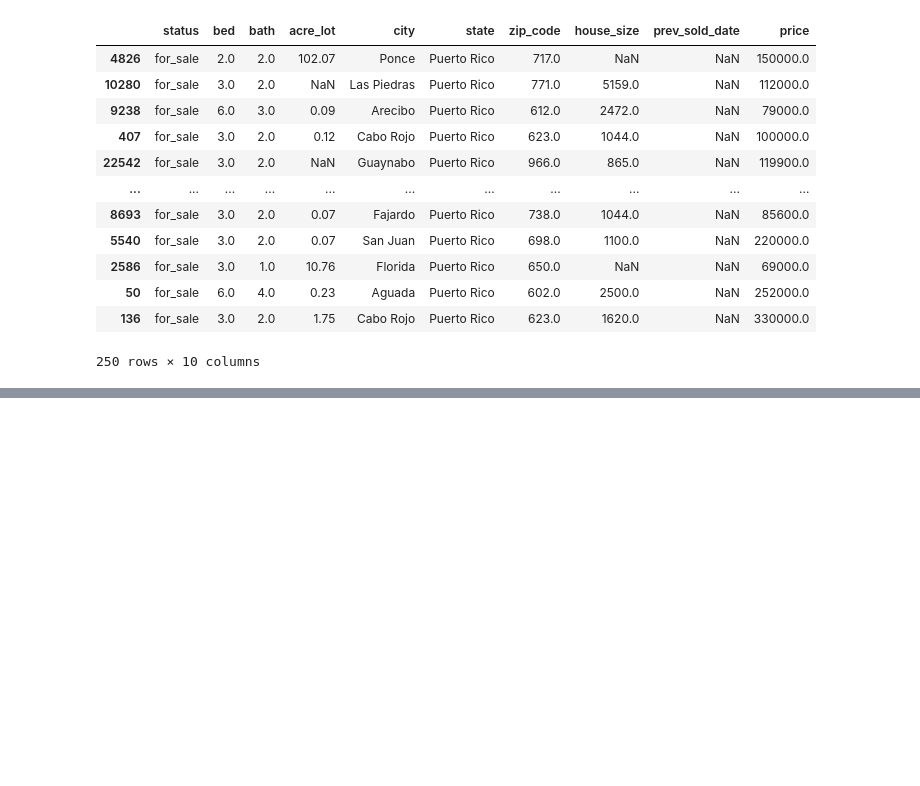
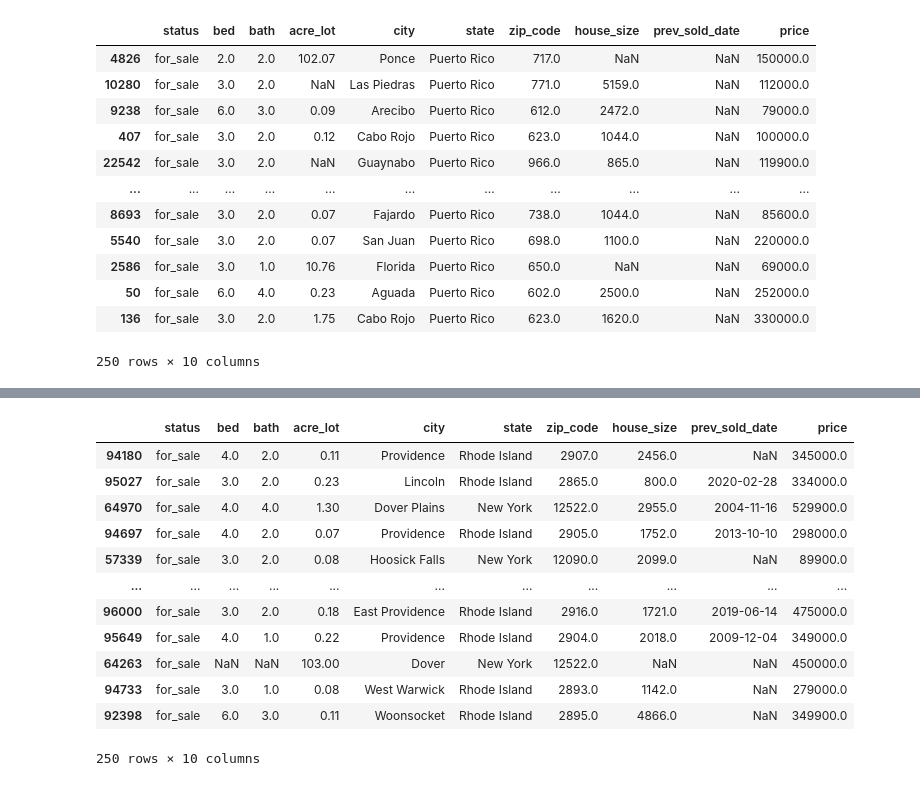
Before and after one commit to RodCavallini/Exercicios-Python, a Jupyter notebook: Exercicioaula13.ipynb, the cells around one changed output, grey strips where cells are left out. Cells and saved outputs as stored; diff of their text form; code cells hidden in the pictures; blank space fills up the shorter version.

```diff
--- a/Exercicioaula13.ipynb
+++ b/Exercicioaula13.ipynb
@@ -132 +101,21 @@ york
+# %%
+rhodeyork = forsale.loc[forsale['state'].isin(['Rhode Island','New York'])]
+rhodeyork = rhodeyork.sort_values('house_size')
+rhodeyork = rhode.drop_duplicates(subset=['status','city','state','price'],keep='last')
+rhodeyork = rhodeyork.sample(n = 250 , random_state=1)
+rhodeyork
+# %% [output]
+|  | status | bed | bath | acre_lot | city | state | zip_code | house_size | prev_sold_date | price |
+| 94180 | for_sale | 4.0 | 2.0 | 0.11 | Providence | Rhode Island | 2907.0 | 2456.0 | NaN | 345000.0 |
+| 95027 | for_sale | 3.0 | 2.0 | 0.23 | Lincoln | Rhode Island | 2865.0 | 800.0 | 2020-02-28 | 334000.0 |
+| 64970 | for_sale | 4.0 | 4.0 | 1.30 | Dover Plains | New York | 12522.0 | 2955.0 | 2004-11-16 | 529900.0 |
+| 94697 | for_sale | 4.0 | 2.0 | 0.07 | Providence | Rhode Island | 2905.0 | 1752.0 | 2013-10-10 | 298000.0 |
+| 57339 | for_sale | 3.0 | 2.0 | 0.08 | Hoosick Falls | New York | 12090.0 | 2099.0 | NaN | 89900.0 |
+| ... | ... | ... | ... | ... | ... | ... | ... | ... | ... | ... |
+| 96000 | for_sale | 3.0 | 2.0 | 0.18 | East Providence | Rhode Island | 2916.0 | 1721.0 | 2019-06-14 | 475000.0 |
+| 95649 | for_sale | 4.0 | 1.0 | 0.22 | Providence | Rhode Island | 2904.0 | 2018.0 | 2009-12-04 | 349000.0 |
+| 64263 | for_sale | NaN | NaN | 103.00 | Dover | New York | 12522.0 | NaN | NaN | 450000.0 |
+| 94733 | for_sale | 3.0 | 1.0 | 0.08 | West Warwick | Rhode Island | 2893.0 | 1142.0 | NaN | 279000.0 |
+| 92398 | for_sale | 6.0 | 3.0 | 0.11 | Woonsocket | Rhode Island | 2895.0 | 4866.0 | NaN | 349900.0 |
+250 rows × 10 columns
 # %%
```
Also changed, not shown: parts of 6 cells of this notebook, 1 other file.
